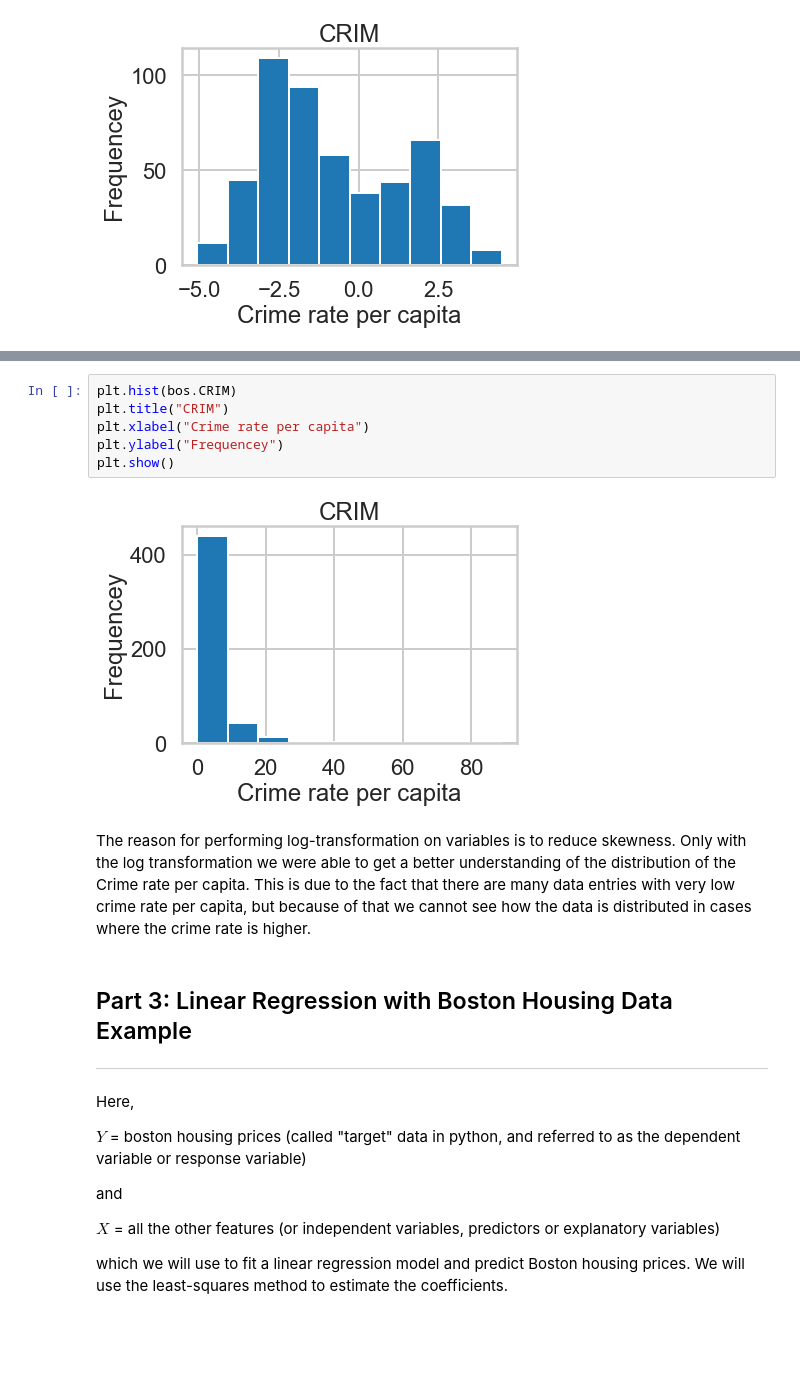
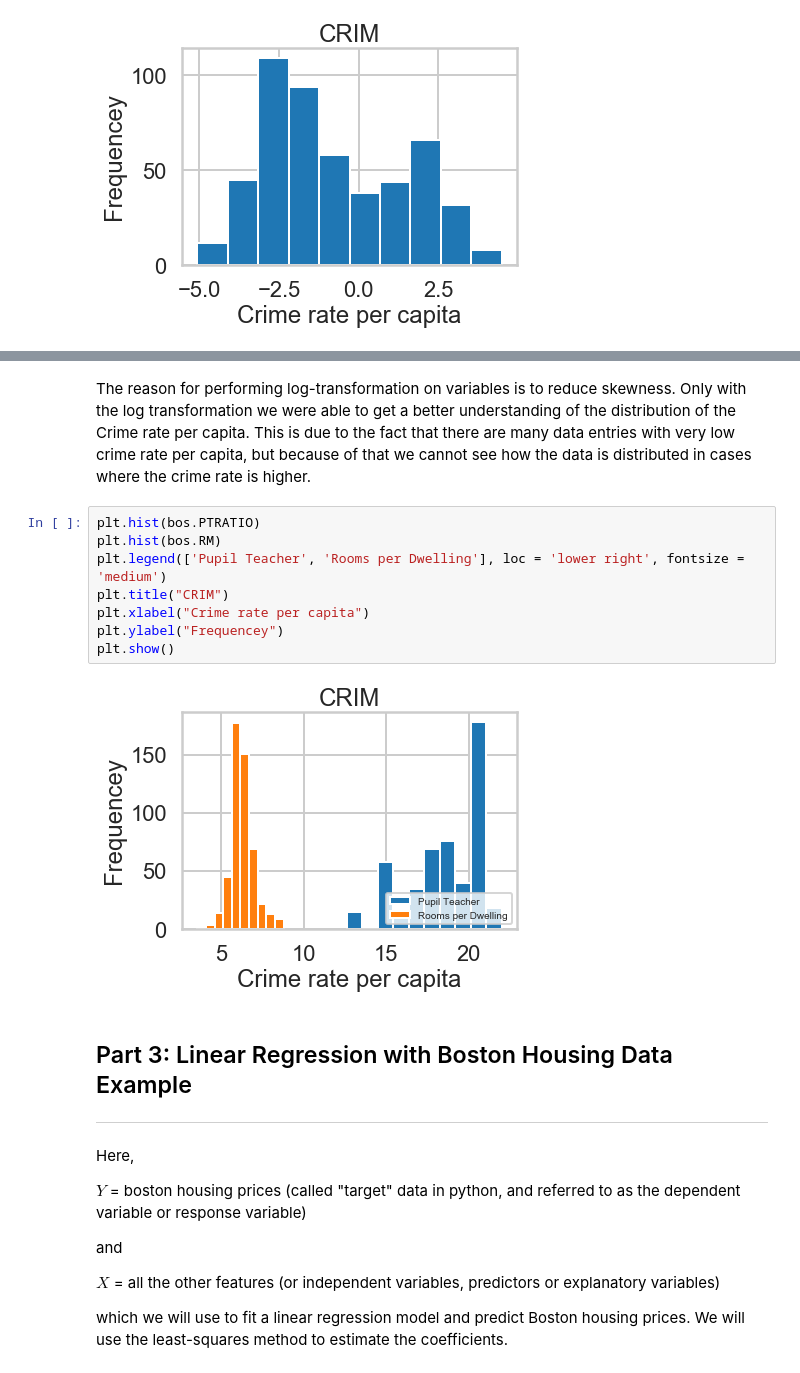
Before and after one commit to ldietsche/Springboard_Course, a Jupyter notebook: Linear Regression/Mini_Project_Linear_Regression.ipynb, the cells around one changed output, grey strips where cells are left out. Cells and saved outputs as stored; diff of their text form; blank space fills up the shorter version.

```diff
--- a/Linear Regression/Mini_Project_Linear_Regression.ipynb
+++ b/Linear Regression/Mini_Project_Linear_Regression.ipynb
@@ -356,13 +356,15 @@ plt.show()
-# %%
-plt.hist(bos.CRIM)
-plt.title("CRIM")
-plt.xlabel("Crime rate per capita")
-plt.ylabel("Frequencey")
-plt.show()
-# %% [output]
-[figure, removed]
 # %% [markdown]
 The reason for performing log-transformation on variables is to reduce skewness. Only with the log transformation we were able to get a better understanding of the distribution of the Crime rate per capita. This is due to the fact that there are many data entries with very low crime rate per capita, but because of that we cannot see how the data is distributed in cases where the crime rate is higher.
+# %%
+plt.hist(bos.PTRATIO)
+plt.hist(bos.RM)
+plt.legend(['Pupil Teacher', 'Rooms per Dwelling'], loc = 'lower right', fontsize = 'medium')
+plt.title("CRIM")
+plt.xlabel("Crime rate per capita")
+plt.ylabel("Frequencey")
+plt.show()
+# %% [output]
+[figure, added]
 # %% [markdown]
 ## Part 3: Linear Regression with Boston Housing Data Example
 ***
```
Also changed, not shown: parts of 48 cells of this notebook.
